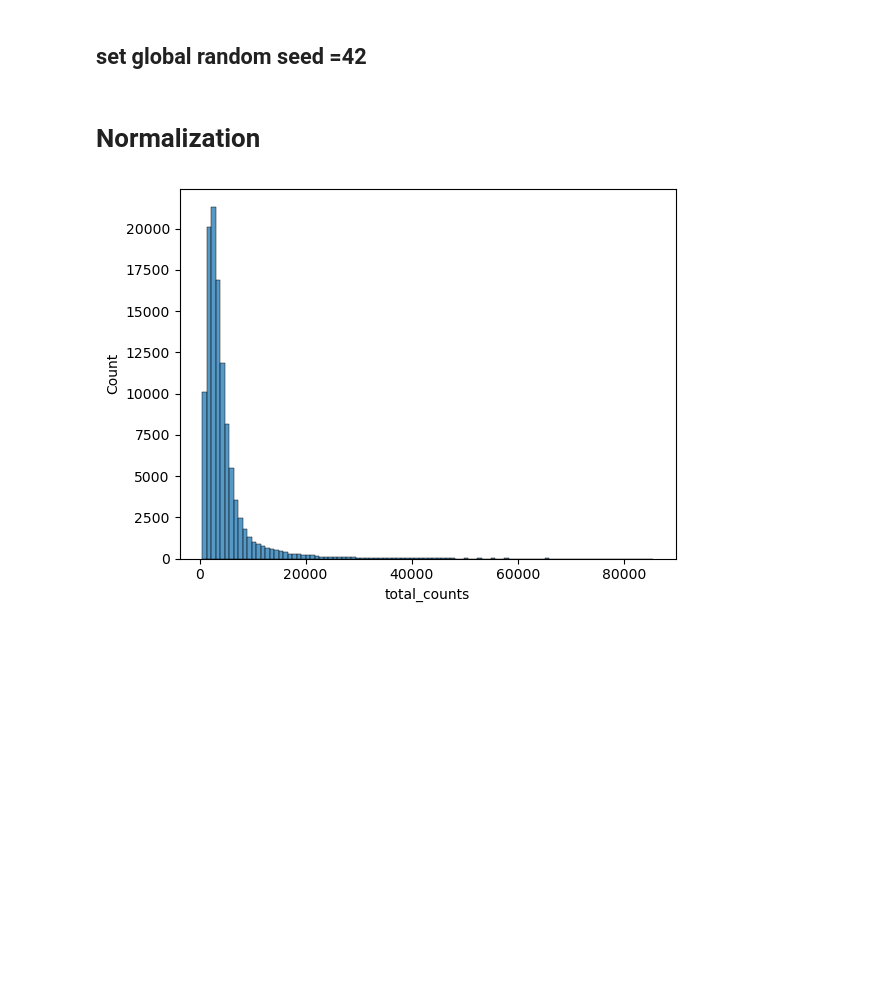
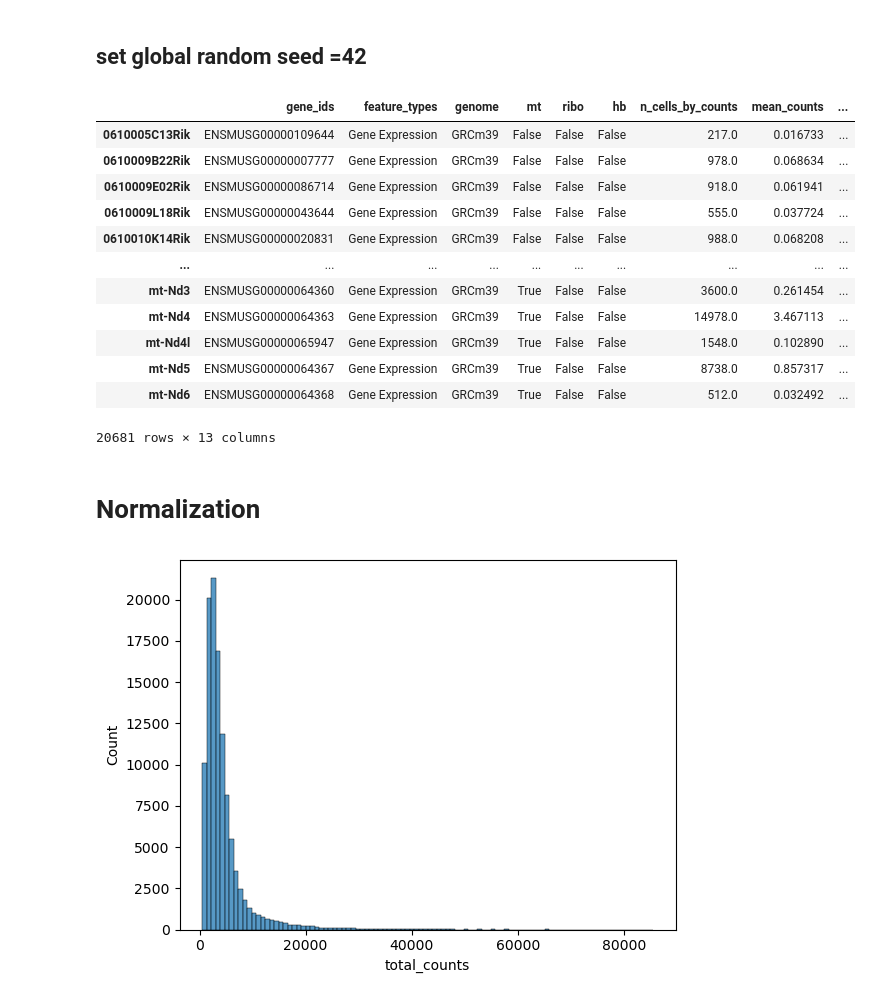
Before and after one commit to umlaufal/circ_iri, a Jupyter notebook: sc_analysis_final/02_sc_concat_normalize_feature_selection_final.ipynb, the cells around one changed output. Drawn from its saved outputs; the diff is of its cells as text; code cells hidden in the pictures; blank space fills up the shorter version.

```diff
--- a/sc_analysis_final/02_sc_concat_normalize_feature_selection_final.ipynb
+++ b/sc_analysis_final/02_sc_concat_normalize_feature_selection_final.ipynb
@@ -56,3 +56,19 @@ adata = ad.concat(
     index_unique="-",
     merge="first"
 )
+# %%
+adata.var
+# %% [output]
+|  | gene_ids | feature_types | genome | mt | ribo | hb | n_cells_by_counts | mean_counts | ... |
+| 0610005C13Rik | ENSMUSG00000109644 | Gene Expression | GRCm39 | False | False | False | 217.0 | 0.016733 | ... |
+| 0610009B22Rik | ENSMUSG00000007777 | Gene Expression | GRCm39 | False | False | False | 978.0 | 0.068634 | ... |
+| 0610009E02Rik | ENSMUSG00000086714 | Gene Expression | GRCm39 | False | False | False | 918.0 | 0.061941 | ... |
+| 0610009L18Rik | ENSMUSG00000043644 | Gene Expression | GRCm39 | False | False | False | 555.0 | 0.037724 | ... |
+| 0610010K14Rik | ENSMUSG00000020831 | Gene Expression | GRCm39 | False | False | False | 988.0 | 0.068208 | ... |
+| ... | ... | ... | ... | ... | ... | ... | ... | ... | ... |
+| mt-Nd3 | ENSMUSG00000064360 | Gene Expression | GRCm39 | True | False | False | 3600.0 | 0.261454 | ... |
+| mt-Nd4 | ENSMUSG00000064363 | Gene Expression | GRCm39 | True | False | False | 14978.0 | 3.467113 | ... |
+| mt-Nd4l | ENSMUSG00000065947 | Gene Expression | GRCm39 | True | False | False | 1548.0 | 0.102890 | ... |
+| mt-Nd5 | ENSMUSG00000064367 | Gene Expression | GRCm39 | True | False | False | 8738.0 | 0.857317 | ... |
+| mt-Nd6 | ENSMUSG00000064368 | Gene Expression | GRCm39 | True | False | False | 512.0 | 0.032492 | ... |
+20681 rows × 13 columns
```
Also changed, not shown: parts of 2 cells of this notebook.
